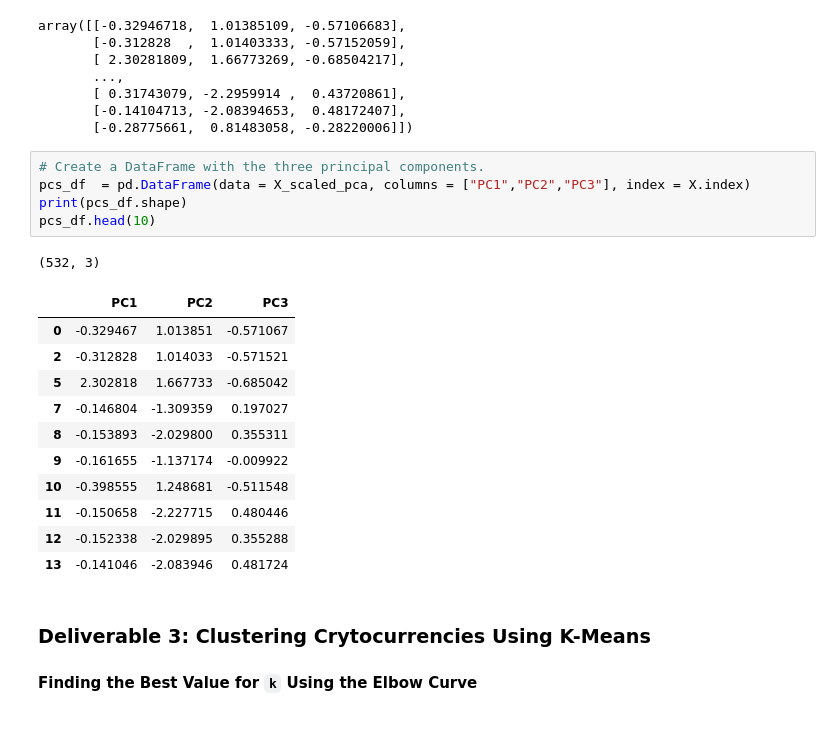
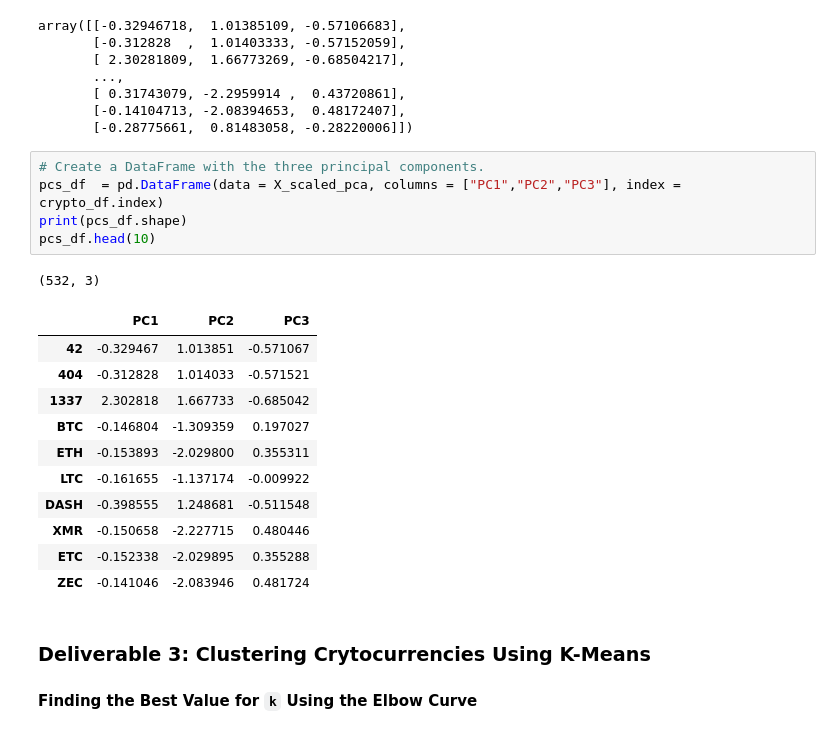
Before and after one commit to benniehana111/Cryptocurrencies, a Jupyter notebook: crypto_clustering.ipynb, the cells around one changed output. Cells and saved outputs as stored; diff of their text form.

```diff
--- a/crypto_clustering.ipynb
+++ b/crypto_clustering.ipynb
@@ -207,22 +207,22 @@ array([[-0.32946718,  1.01385109, -0.57106683],
        [-0.28775661,  0.81483058, -0.28220006]])
 # %%
 # Create a DataFrame with the three principal components.
-pcs_df  = pd.DataFrame(data = X_scaled_pca, columns = ["PC1","PC2","PC3"], index = X.index)
+pcs_df  = pd.DataFrame(data = X_scaled_pca, columns = ["PC1","PC2","PC3"], index = crypto_df.index)
 print(pcs_df.shape)
 pcs_df.head(10)
 # %% [output]
 (532, 3)
 |  | PC1 | PC2 | PC3 |
-| 0 | -0.329467 | 1.013851 | -0.571067 |
-| 2 | -0.312828 | 1.014033 | -0.571521 |
-| 5 | 2.302818 | 1.667733 | -0.685042 |
-| 7 | -0.146804 | -1.309359 | 0.197027 |
-| 8 | -0.153893 | -2.029800 | 0.355311 |
-| 9 | -0.161655 | -1.137174 | -0.009922 |
-| 10 | -0.398555 | 1.248681 | -0.511548 |
-| 11 | -0.150658 | -2.227715 | 0.480446 |
-| 12 | -0.152338 | -2.029895 | 0.355288 |
-| 13 | -0.141046 | -2.083946 | 0.481724 |
+| 42 | -0.329467 | 1.013851 | -0.571067 |
+| 404 | -0.312828 | 1.014033 | -0.571521 |
+| 1337 | 2.302818 | 1.667733 | -0.685042 |
+| BTC | -0.146804 | -1.309359 | 0.197027 |
+| ETH | -0.153893 | -2.029800 | 0.355311 |
+| LTC | -0.161655 | -1.137174 | -0.009922 |
+| DASH | -0.398555 | 1.248681 | -0.511548 |
+| XMR | -0.150658 | -2.227715 | 0.480446 |
+| ETC | -0.152338 | -2.029895 | 0.355288 |
+| ZEC | -0.141046 | -2.083946 | 0.481724 |
 # %% [markdown]
 ### Deliverable 3: Clustering Crytocurrencies Using K-Means
 
```
Also changed, not shown: parts of 2 cells of this notebook.
